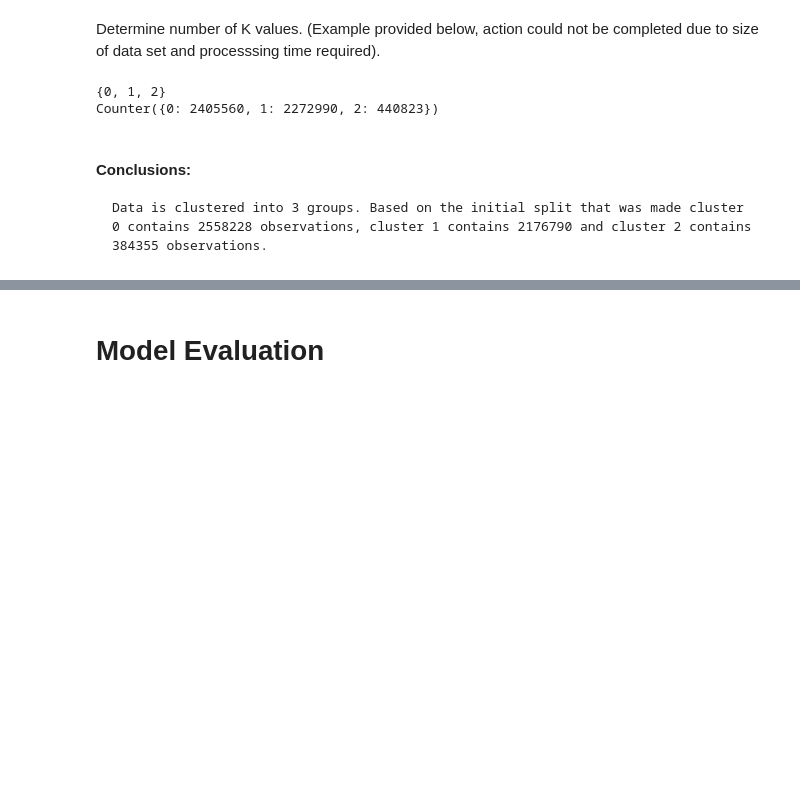
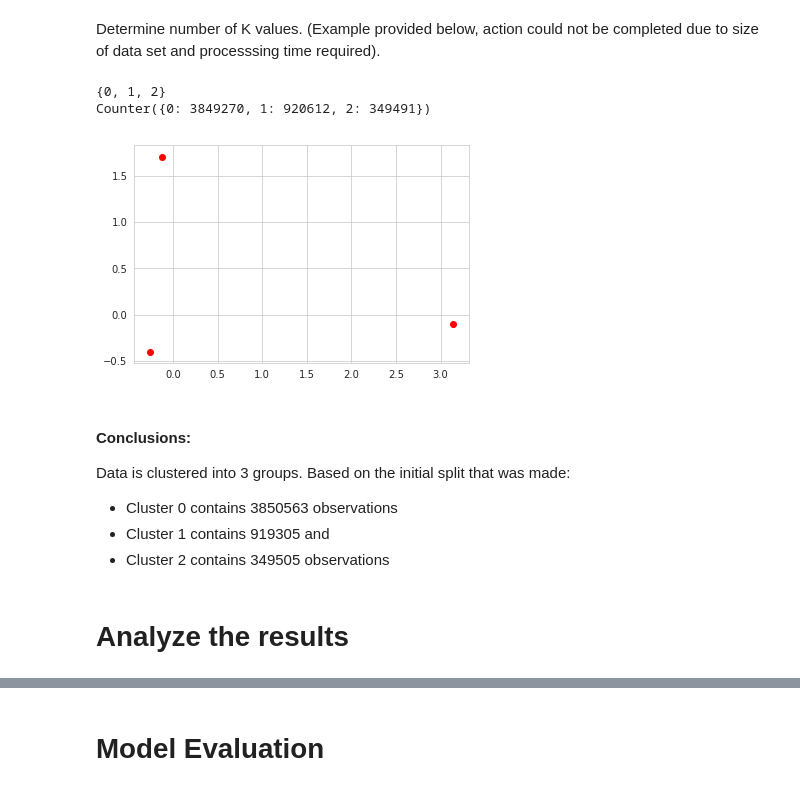
Before and after one commit to ArwaSheraky/Airlines-Delay-Analysis, a Jupyter notebook: Unsupervised_Learning/clustering-kmeans.ipynb, the cells around one changed output, grey strips where cells are left out. Drawn from its saved outputs; the diff is of its cells as text; code cells hidden in the pictures; blank space fills up the shorter version.

```diff
--- a/Unsupervised_Learning/clustering-kmeans.ipynb
+++ b/Unsupervised_Learning/clustering-kmeans.ipynb
@@ -98,9 +113,22 @@ print(collections.Counter(kmeans.labels_))
 df_results = df.copy()
 df_norm['cluster'] = kmeans.labels_
 df_results['cluster'] = kmeans.labels_
+df_results = df_results.reset_index()
 # %% [output]
 {0, 1, 2}
-Counter({0: 2405560, 1: 2272990, 2: 440823})
+Counter({0: 3849270, 1: 920612, 2: 349491})
+# %%
+centers = np.array(kmeans.cluster_centers_)
+# %%
+plt.scatter(centers[:,0], centers[:,1], marker="o", color='r')
+plt.show()
+# %% [output]
+[figure, added]
 # %% [markdown]
 #### Conclusions:
-    Data is clustered into 3 groups. Based on the initial split that was made cluster 0 contains 2558228 observations, cluster 1 contains 2176790 and cluster 2 contains 384355 observations.
+Data is clustered into 3 groups.
+Based on the initial split that was made:
+
+* Cluster 0 contains 3850563 observations
+* Cluster 1 contains 919305 and
+* Cluster 2 contains 349505 observations
@@ -112 +135,3 @@ for cluster in sorted(set(kmeans.labels_)):
+# %% [markdown]
+# Analyze the results
 # %%
```
Also changed, not shown: parts of 18 cells of this notebook.
